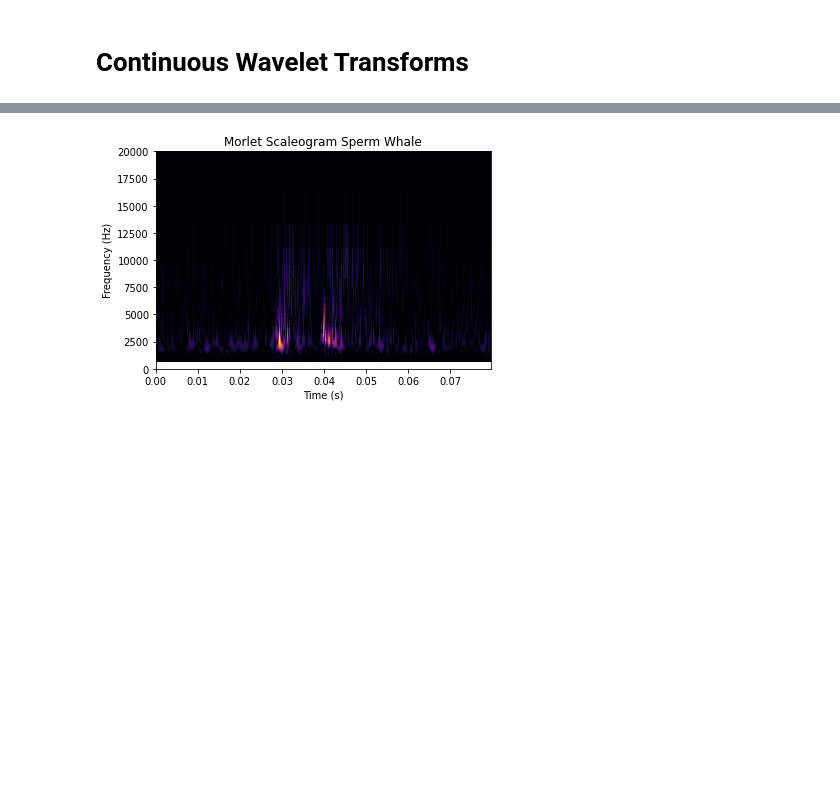
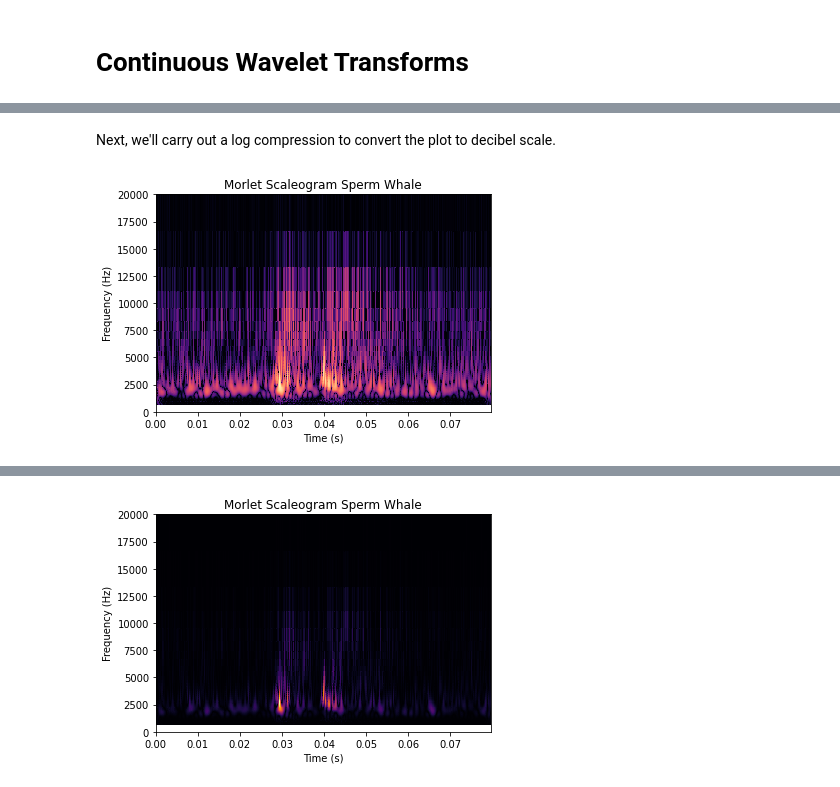
Before and after one commit to earthspecies/acoustic-representation-toolbox, a Jupyter notebook: 04_Continuous_Wavelet_Transforms.ipynb, the cells around one changed output, grey strips where cells are left out. Cells and saved outputs as stored; diff of their text form; code cells hidden in the pictures; blank space fills up the shorter version.

```diff
--- a/04_Continuous_Wavelet_Transforms.ipynb
+++ b/04_Continuous_Wavelet_Transforms.ipynb
@@ -2,0 +50,12 @@
+# %% [markdown]
+Next, we'll carry out a log compression to convert the plot to decibel scale.
+# %%
+cwt_sw, freq_sw = pywt.cwt(signal_sw, np.arange(1, 128), 'morl', sampling_period = T_sw)
+plt.pcolormesh(time_sw, freq_sw, 20*np.log10(np.abs(cwt_sw)**2+1e-4), cmap='magma')
+plt.ylim([0, 20000])
+plt.ylabel("Frequency (Hz)")
+plt.xlabel("Time (s)")
+plt.title("Morlet Scaleogram Sperm Whale")
+plt.show()
+# %% [output]
+[figure, added]
```
Also changed, not shown: parts of 81 cells of this notebook.
